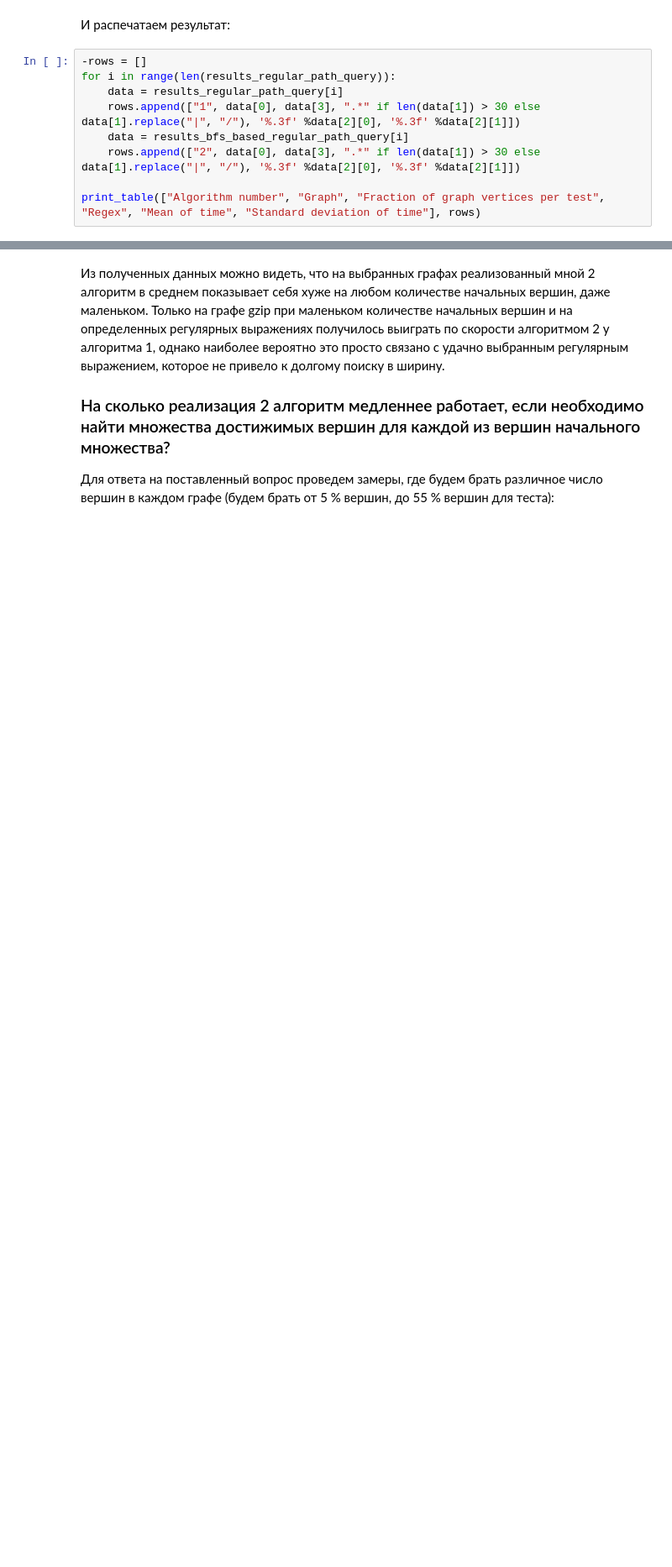
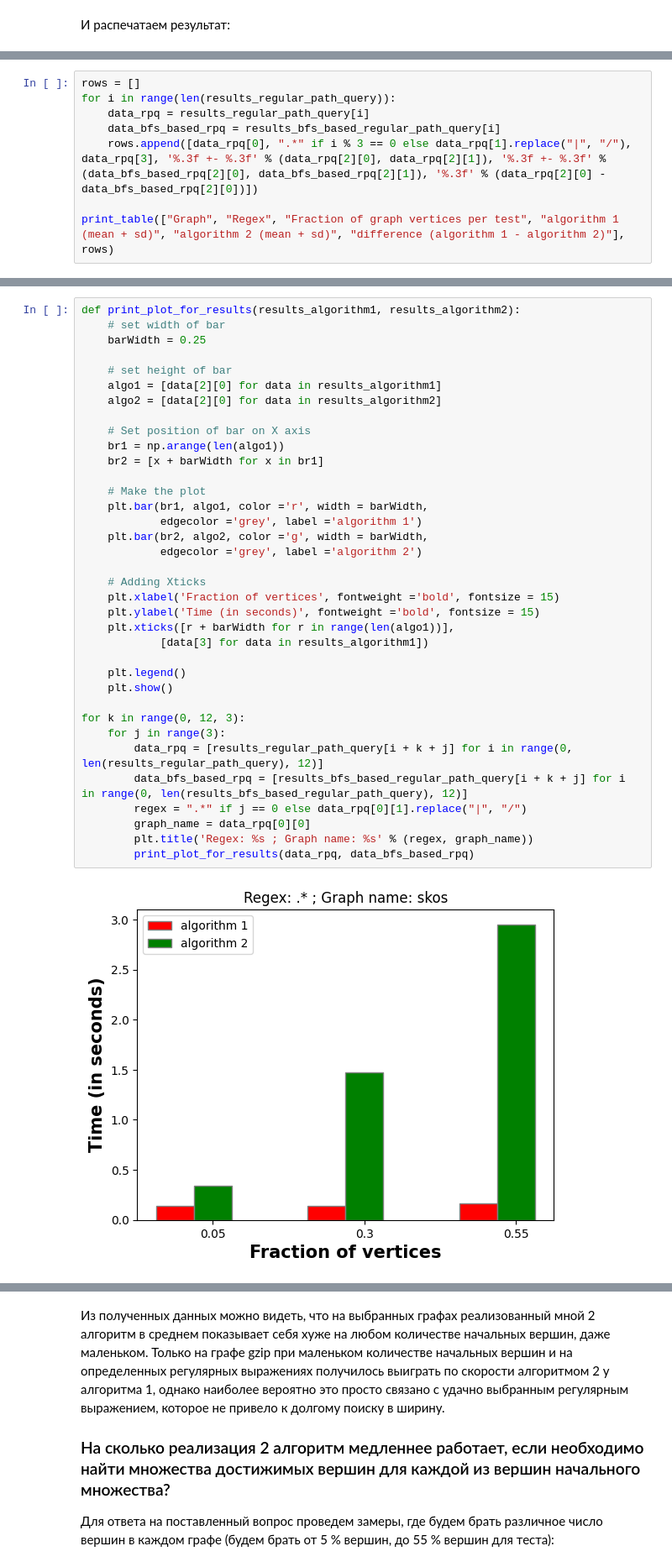
Before and after one commit to FormalLanguageConstrainedPathQuerying/formal-lang-course, a Jupyter notebook: experiments/task5_report.ipynb, the cells around one changed output, grey strips where cells are left out. Shown at 84% size. Cells and saved outputs as stored; diff of their text form; blank space fills up the shorter version.

```diff
--- a/experiments/task5_report.ipynb
+++ b/experiments/task5_report.ipynb
@@ -386,11 +425,2 @@ for percent in size_of_start_nodes_in_percent:
 # %% [markdown]
 И распечатаем результат:
-# %%
--rows = []
-for i in range(len(results_regular_path_query)):
-    data = results_regular_path_query[i]
-    rows.append(["1", data[0], data[3], ".*" if len(data[1]) > 30 else data[1].replace("|", "/"), '%.3f' %data[2][0], '%.3f' %data[2][1]])
-    data = results_bfs_based_regular_path_query[i]
-    rows.append(["2", data[0], data[3], ".*" if len(data[1]) > 30 else data[1].replace("|", "/"), '%.3f' %data[2][0], '%.3f' %data[2][1]])
-
-print_table(["Algorithm number", "Graph", "Fraction of graph vertices per test", "Regex", "Mean of time", "Standard deviation of time"], rows)
@@ -490,0 +427,8 @@ print_table(["Algorithm number", "Graph", "Fraction of graph vertices per test",
+# %%
+rows = []
+for i in range(len(results_regular_path_query)):
+    data_rpq = results_regular_path_query[i]
+    data_bfs_based_rpq = results_bfs_based_regular_path_query[i]
+    rows.append([data_rpq[0], ".*" if i % 3 == 0 else data_rpq[1].replace("|", "/"), data_rpq[3], '%.3f +- %.3f' % (data_rpq[2][0], data_rpq[2][1]), '%.3f +- %.3f' % (data_bfs_based_rpq[2][0], data_bfs_based_rpq[2][1]), '%.3f' % (data_rpq[2][0] - data_bfs_based_rpq[2][0])])
+
+print_table(["Graph", "Regex", "Fraction of graph vertices per test", "algorithm 1 (mean + sd)", "algorithm 2 (mean + sd)", "difference (algorithm 1 - algorithm 2)"], rows)
@@ -490,0 +453,38 @@ print_table(["Algorithm number", "Graph", "Fraction of graph vertices per test",
+# %%
+def print_plot_for_results(results_algorithm1, results_algorithm2):
+    # set width of bar
+    barWidth = 0.25
+
+    # set height of bar
+    algo1 = [data[2][0] for data in results_algorithm1]
+    algo2 = [data[2][0] for data in results_algorithm2]
+
+    # Set position of bar on X axis
+    br1 = np.arange(len(algo1))
+    br2 = [x + barWidth for x in br1]
+
+    # Make the plot
+    plt.bar(br1, algo1, color ='r', width = barWidth,
+            edgecolor ='grey', label ='algorithm 1')
+    plt.bar(br2, algo2, color ='g', width = barWidth,
+            edgecolor ='grey', label ='algorithm 2')
+
+    # Adding Xticks
+    plt.xlabel('Fraction of vertices', fontweight ='bold', fontsize = 15)
+    plt.ylabel('Time (in seconds)', fontweight ='bold', fontsize = 15)
+    plt.xticks([r + barWidth for r in range(len(algo1))],
+            [data[3] for data in results_algorithm1])
+
+    plt.legend()
+    plt.show()
+
+for k in range(0, 12, 3):
+    for j in range(3):
+        data_rpq = [results_regular_path_query[i + k + j] for i in range(0, len(results_regular_path_query), 12)]
+        data_bfs_based_rpq = [results_bfs_based_regular_path_query[i + k + j] for i in range(0, len(results_bfs_based_regular_path_query), 12)]
+        regex = ".*" if j == 0 else data_rpq[0][1].replace("|", "/")
+        graph_name = data_rpq[0][0]
+        plt.title('Regex: %s ; Graph name: %s' % (regex, graph_name))
+        print_plot_for_results(data_rpq, data_bfs_based_rpq)
+# %% [output]
+[figure, added]
```
Also changed, not shown: parts of 20 cells of this notebook, 26 other files.
